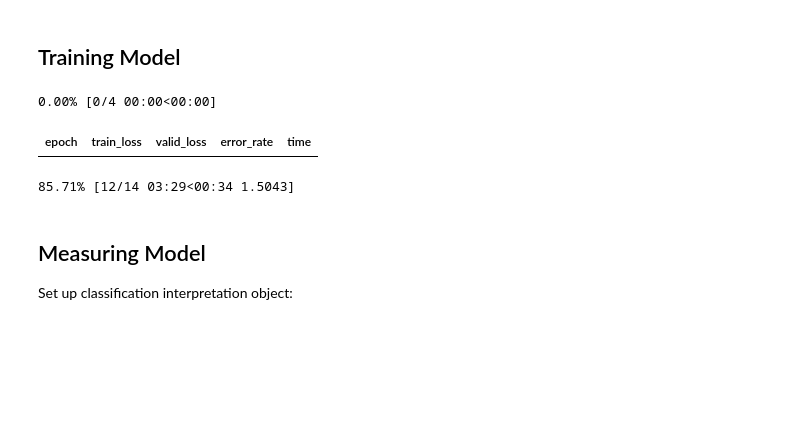
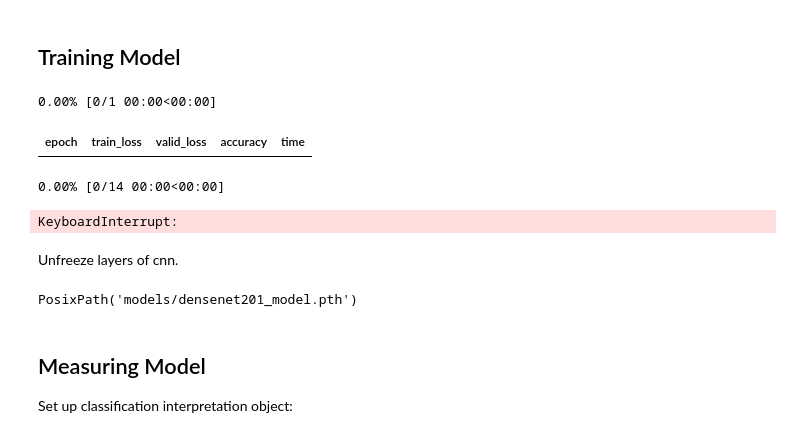
Before and after one commit to a-musipatla/CU_sm3773_gvs2110---CV-for-Crop-Disease, a Jupyter notebook: crop_disease.ipynb, the cells around one changed output. Drawn from its saved outputs; the diff is of its cells as text; code cells hidden in the pictures; blank space fills up the shorter version.

```diff
--- a/crop_disease.ipynb
+++ b/crop_disease.ipynb
@@ -305,12 +316,24 @@ LR Finder is complete, type {learner_name}.recorder.plot() to see the graph.
 [figure]
 # %% [markdown]
 ## Training Model
-# %%
-learn.fit_one_cycle(4)
-# %% [output]
-0.00% [0/4 00:00<00:00]
-| epoch | train_loss | valid_loss | error_rate | time |
-85.71% [12/14 03:29<00:34 1.5043]
+# %%
+#learn.fit_one_cycle(2)
+#learn.save("trained_model_resnet34")
+
+learn.fit_one_cycle(1, 1e-3)
+learn.unfreeze()
+learn.fit_one_cycle(9, slice(1e-4,1e-2))
+# %% [output]
+0.00% [0/1 00:00<00:00]
+| epoch | train_loss | valid_loss | accuracy | time |
+0.00% [0/14 00:00<00:00]
+KeyboardInterrupt:
+# %% [markdown]
+Unfreeze layers of cnn.
+# %%
+learn.save("densenet201_model", return_path=True)
+# %% [output]
+PosixPath('models/densenet201_model.pth')
 # %% [markdown]
 ## Measuring Model
 
```
Also changed, not shown: parts of 11 cells of this notebook.
